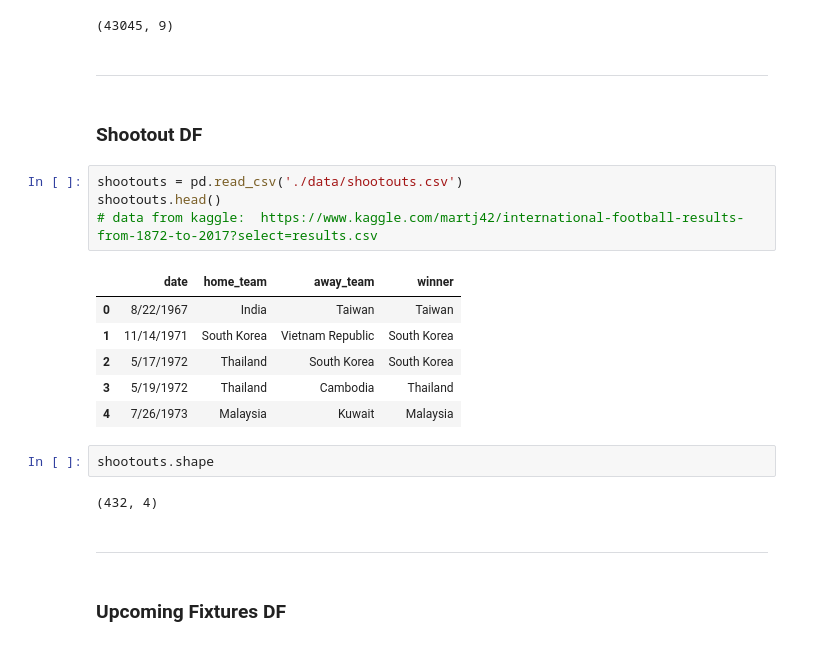
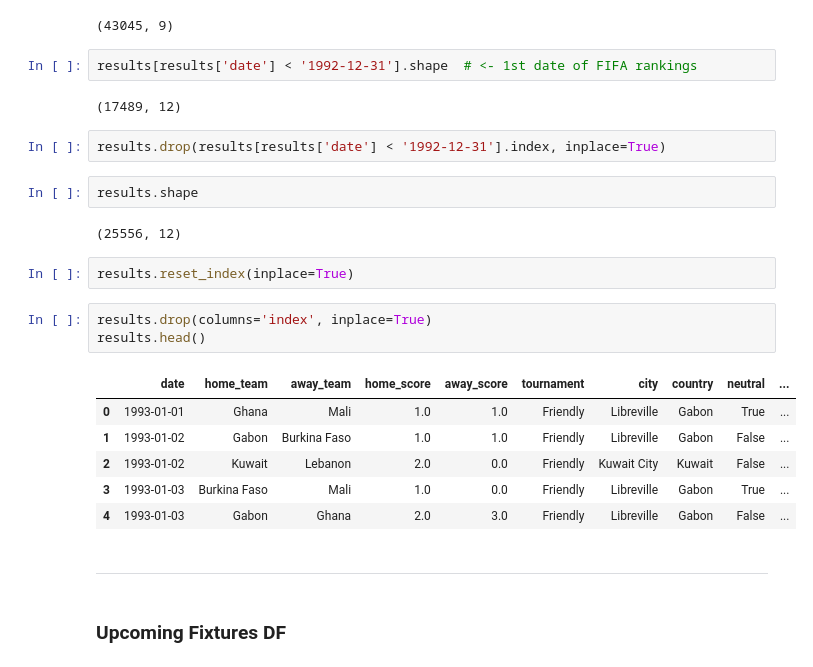
Before and after one commit to ajoneal/world-cup-qualifying-predictor, a Jupyter notebook: data-collection.ipynb, the cells around one changed output. Drawn from its saved outputs; the diff is of its cells as text.

Commit message:
getting ranks in results is hard

```diff
--- a/data-collection.ipynb
+++ b/data-collection.ipynb
@@ -24,26 +24,29 @@ results.head()
 results.shape
 # %% [output]
 (43045, 9)
+# %%
+results[results['date'] < '1992-12-31'].shape  # <- 1st date of FIFA rankings
+# %% [output]
+(17489, 12)
+# %%
+results.drop(results[results['date'] < '1992-12-31'].index, inplace=True)
+# %%
+results.shape
+# %% [output]
+(25556, 12)
+# %%
+results.reset_index(inplace=True)
+# %%
+results.drop(columns='index', inplace=True)
+results.head()
+# %% [output]
+|  | date | home_team | away_team | home_score | away_score | tournament | city | country | neutral | ... |
+| 0 | 1993-01-01 | Ghana | Mali | 1.0 | 1.0 | Friendly | Libreville | Gabon | True | ... |
+| 1 | 1993-01-02 | Gabon | Burkina Faso | 1.0 | 1.0 | Friendly | Libreville | Gabon | False | ... |
+| 2 | 1993-01-02 | Kuwait | Lebanon | 2.0 | 0.0 | Friendly | Kuwait City | Kuwait | False | ... |
+| 3 | 1993-01-03 | Burkina Faso | Mali | 1.0 | 0.0 | Friendly | Libreville | Gabon | True | ... |
+| 4 | 1993-01-03 | Gabon | Ghana | 2.0 | 3.0 | Friendly | Libreville | Gabon | False | ... |
 # %% [markdown]
 ---
-# %% [markdown]
-### Shootout DF
-# %%
-shootouts = pd.read_csv('./data/shootouts.csv')
-shootouts.head()
-# data from kaggle:  https://www.kaggle.com/martj42/international-football-results-from-1872-to-2017?select=results.csv
-# %% [output]
-|  | date | home_team | away_team | winner |
-| 0 | 8/22/1967 | India | Taiwan | Taiwan |
-| 1 | 11/14/1971 | South Korea | Vietnam Republic | South Korea |
-| 2 | 5/17/1972 | Thailand | South Korea | South Korea |
-| 3 | 5/19/1972 | Thailand | Cambodia | Thailand |
-| 4 | 7/26/1973 | Malaysia | Kuwait | Malaysia |
-# %%
-shootouts.shape
-# %% [output]
-(432, 4)
-# %% [markdown]
----
 # %% [markdown]
 ### Upcoming Fixtures DF
```
Also changed, not shown: parts of 30 cells of this notebook, 2 other files.
